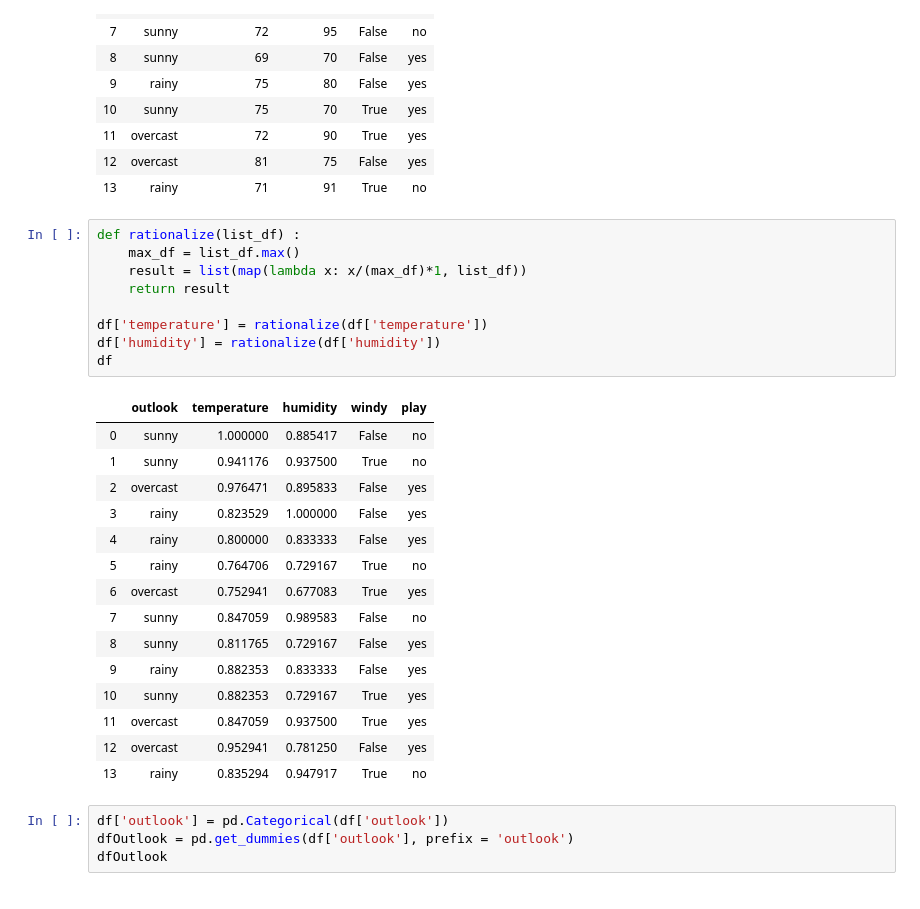
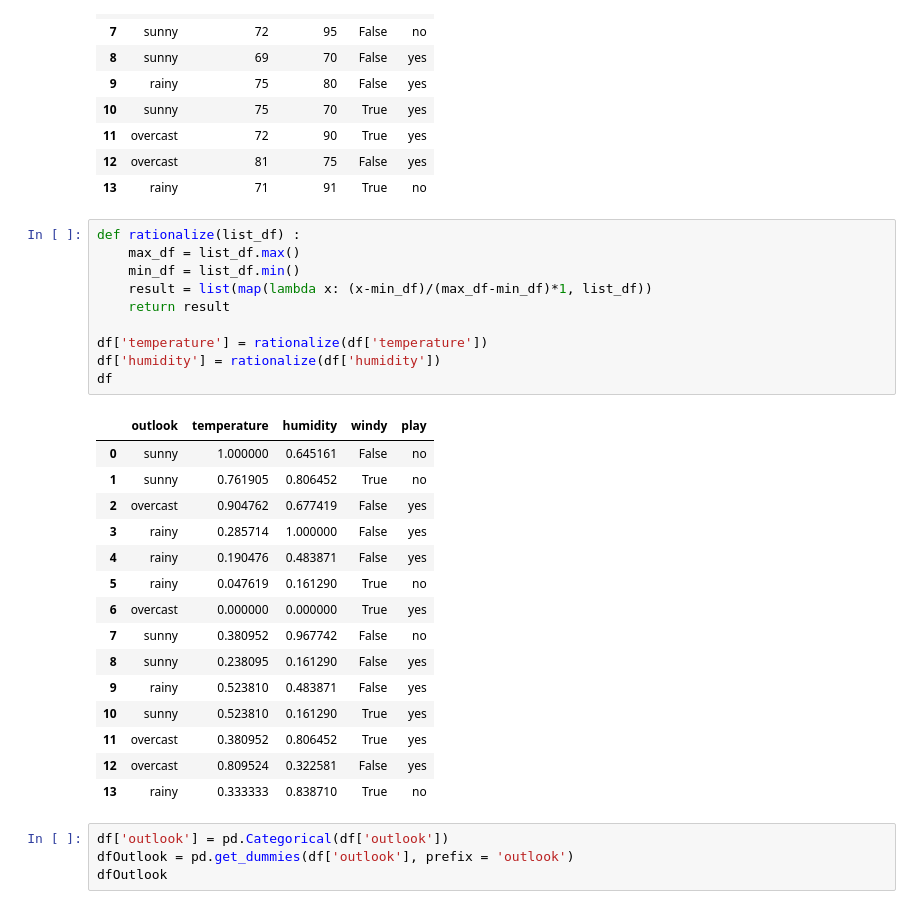
Before and after one commit to deborrrrrah/FFNN, a Jupyter notebook: Notebook Minibatch FFNN.ipynb, the cells around one changed output. Saved outputs shown, nothing was run; the diff lists cells and outputs as text.

```diff
--- a/Notebook Minibatch FFNN.ipynb
+++ b/Notebook Minibatch FFNN.ipynb
@@ -33,28 +33,29 @@ df
 # %%
 def rationalize(list_df) :
     max_df = list_df.max()
-    result = list(map(lambda x: x/(max_df)*1, list_df))
+    min_df = list_df.min()
+    result = list(map(lambda x: (x-min_df)/(max_df-min_df)*1, list_df))
     return result
 
 df['temperature'] = rationalize(df['temperature'])
 df['humidity'] = rationalize(df['humidity'])
 df
 # %% [output]
 |  | outlook | temperature | humidity | windy | play |
-| 0 | sunny | 1.000000 | 0.885417 | False | no |
-| 1 | sunny | 0.941176 | 0.937500 | True | no |
-| 2 | overcast | 0.976471 | 0.895833 | False | yes |
-| 3 | rainy | 0.823529 | 1.000000 | False | yes |
-| 4 | rainy | 0.800000 | 0.833333 | False | yes |
-| 5 | rainy | 0.764706 | 0.729167 | True | no |
-| 6 | overcast | 0.752941 | 0.677083 | True | yes |
-| 7 | sunny | 0.847059 | 0.989583 | False | no |
-| 8 | sunny | 0.811765 | 0.729167 | False | yes |
-| 9 | rainy | 0.882353 | 0.833333 | False | yes |
-| 10 | sunny | 0.882353 | 0.729167 | True | yes |
-| 11 | overcast | 0.847059 | 0.937500 | True | yes |
-| 12 | overcast | 0.952941 | 0.781250 | False | yes |
-| 13 | rainy | 0.835294 | 0.947917 | True | no |
+| 0 | sunny | 1.000000 | 0.645161 | False | no |
+| 1 | sunny | 0.761905 | 0.806452 | True | no |
+| 2 | overcast | 0.904762 | 0.677419 | False | yes |
+| 3 | rainy | 0.285714 | 1.000000 | False | yes |
+| 4 | rainy | 0.190476 | 0.483871 | False | yes |
+| 5 | rainy | 0.047619 | 0.161290 | True | no |
+| 6 | overcast | 0.000000 | 0.000000 | True | yes |
+| 7 | sunny | 0.380952 | 0.967742 | False | no |
+| 8 | sunny | 0.238095 | 0.161290 | False | yes |
+| 9 | rainy | 0.523810 | 0.483871 | False | yes |
+| 10 | sunny | 0.523810 | 0.161290 | True | yes |
+| 11 | overcast | 0.380952 | 0.806452 | True | yes |
+| 12 | overcast | 0.809524 | 0.322581 | False | yes |
+| 13 | rainy | 0.333333 | 0.838710 | True | no |
 # %%
 df['outlook'] = pd.Categorical(df['outlook'])
 dfOutlook = pd.get_dummies(df['outlook'], prefix = 'outlook')
```
Also changed, not shown: parts of 5 cells of this notebook.
